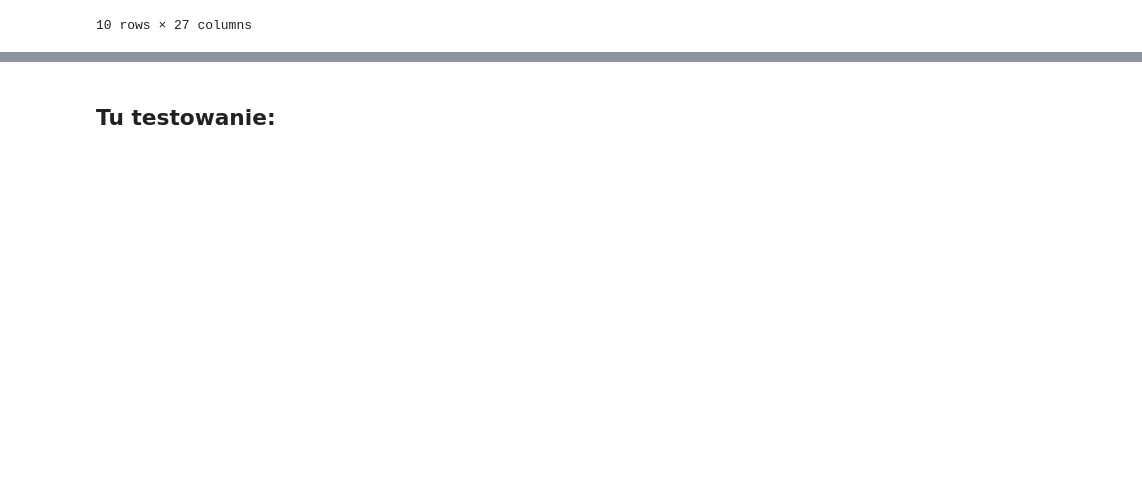
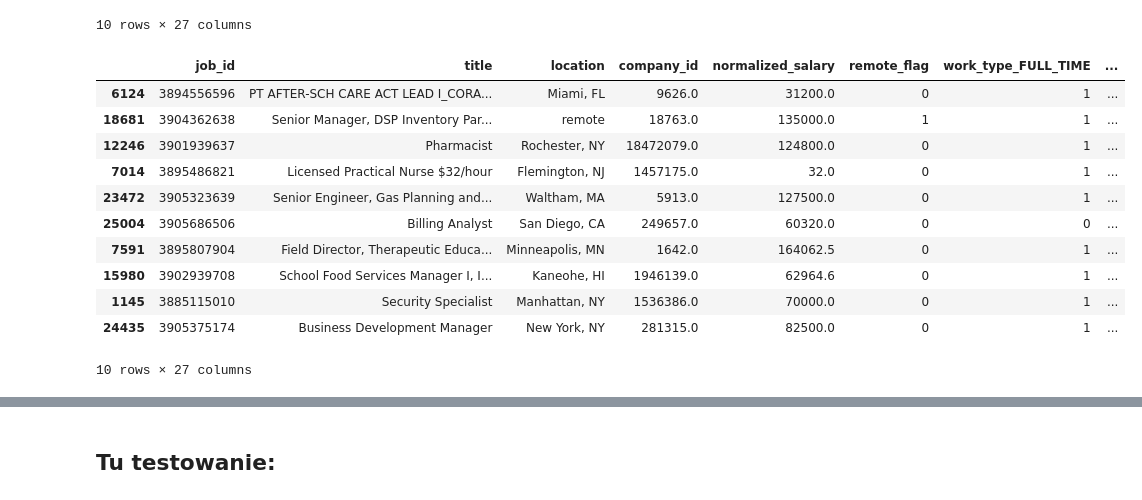
Before and after one commit to oliwiaaa333/BoAI-Project, a Jupyter notebook: data_cleaning.ipynb, the cells around one changed output, grey strips where cells are left out. Drawn from its saved outputs; the diff is of its cells as text; code cells hidden in the pictures; blank space fills up the shorter version.

```diff
--- a/data_cleaning.ipynb
+++ b/data_cleaning.ipynb
@@ -817,3 +817,18 @@ postings_final.sample(10, random_state=42)
 | 5242 | 3891083166 | Test Analyst-79340 | California, United States | 731128.0 | 109200.000 | 1 | 0 | ... |
 | 354 | 3884442267 | INFORMATION TECHNOLOGY SPECIALIST II | Sacramento County, CA | 787339.0 | 114138.000 | 0 | 1 | ... |
 10 rows × 27 columns
+# %%
+postings_final.sample(10)
+# %% [output]
+|  | job_id | title | location | company_id | normalized_salary | remote_flag | work_type_FULL_TIME | ... |
+| 6124 | 3894556596 | PT AFTER-SCH CARE ACT LEAD I_CORA... | Miami, FL | 9626.0 | 31200.0 | 0 | 1 | ... |
+| 18681 | 3904362638 | Senior Manager, DSP Inventory Par... | remote | 18763.0 | 135000.0 | 1 | 1 | ... |
+| 12246 | 3901939637 | Pharmacist | Rochester, NY | 18472079.0 | 124800.0 | 0 | 1 | ... |
+| 7014 | 3895486821 | Licensed Practical Nurse $32/hour | Flemington, NJ | 1457175.0 | 32.0 | 0 | 1 | ... |
+| 23472 | 3905323639 | Senior Engineer, Gas Planning and... | Waltham, MA | 5913.0 | 127500.0 | 0 | 1 | ... |
+| 25004 | 3905686506 | Billing Analyst | San Diego, CA | 249657.0 | 60320.0 | 0 | 0 | ... |
+| 7591 | 3895807904 | Field Director, Therapeutic Educa... | Minneapolis, MN | 1642.0 | 164062.5 | 0 | 1 | ... |
+| 15980 | 3902939708 | School Food Services Manager I, I... | Kaneohe, HI | 1946139.0 | 62964.6 | 0 | 1 | ... |
+| 1145 | 3885115010 | Security Specialist | Manhattan, NY | 1536386.0 | 70000.0 | 0 | 1 | ... |
+| 24435 | 3905375174 | Business Development Manager | New York, NY | 281315.0 | 82500.0 | 0 | 1 | ... |
+10 rows × 27 columns
```
Also changed, not shown: parts of 90 cells of this notebook, 2 other files.
